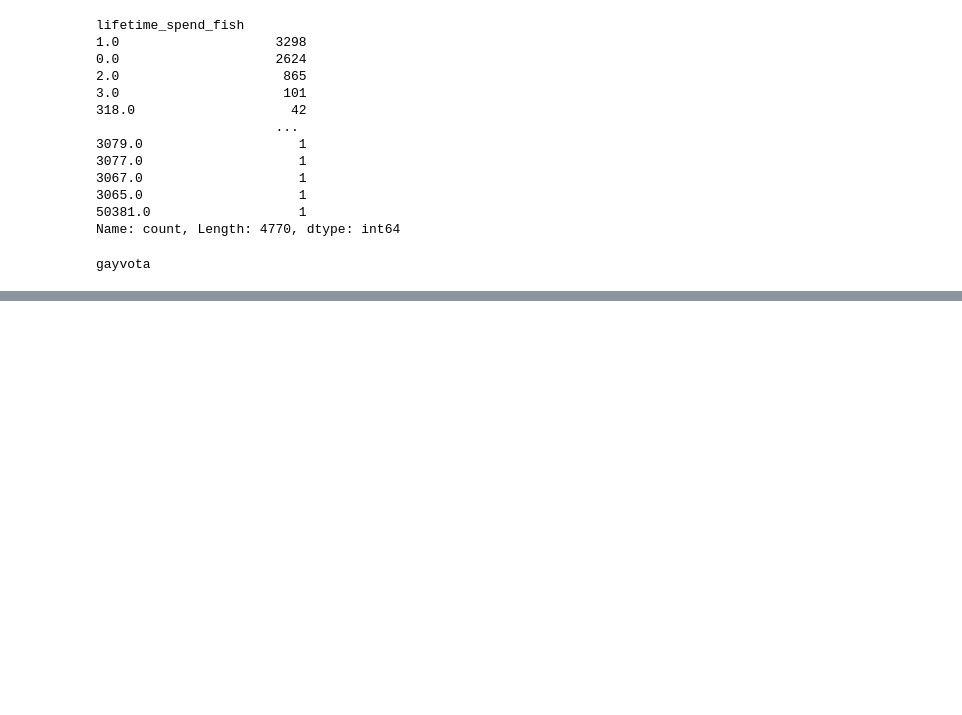
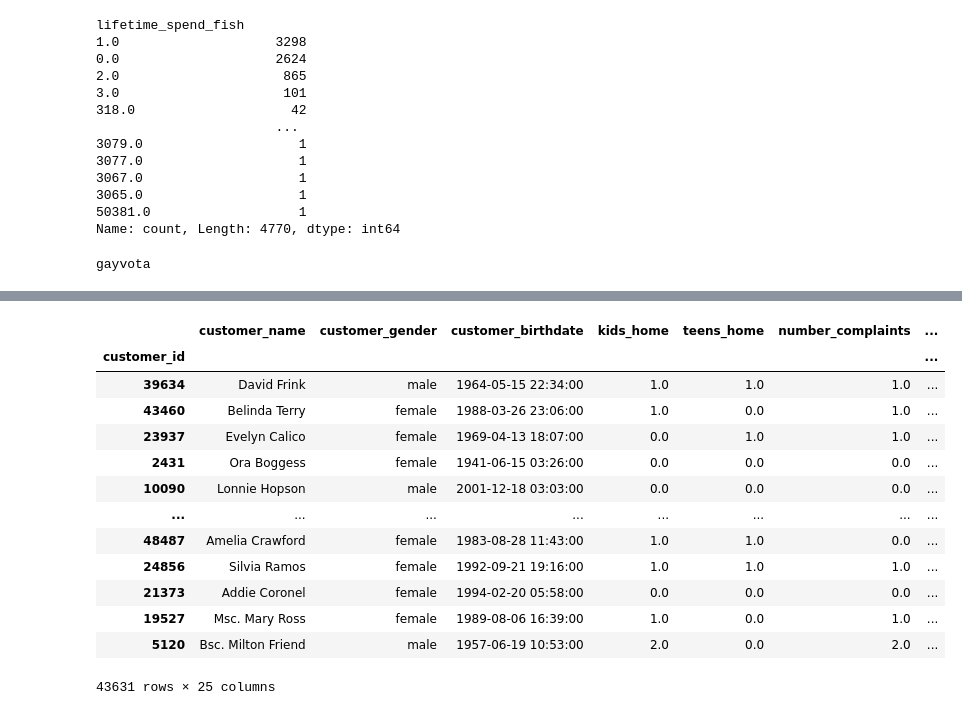
Before and after one commit to JoaoF7/Project-ML, a Jupyter notebook: Untitled-1.ipynb, the cells around one changed output, grey strips where cells are left out. Drawn from its saved outputs; the diff is of its cells as text; code cells hidden in the pictures; blank space fills up the shorter version.

```diff
--- a/Untitled-1.ipynb
+++ b/Untitled-1.ipynb
@@ -93,0 +114,18 @@ gayvota
+# %%
+customer_info['Age'] = (pd.to_datetime('2024-05-01') - customer_info['customer_birthdate']).dt.days // 365.25
+customer_info
+# %% [output]
+|  | customer_name | customer_gender | customer_birthdate | kids_home | teens_home | number_complaints | ... |
+| customer_id |  |  |  |  |  |  | ... |
+| 39634 | David Frink | male | 1964-05-15 22:34:00 | 1.0 | 1.0 | 1.0 | ... |
+| 43460 | Belinda Terry | female | 1988-03-26 23:06:00 | 1.0 | 0.0 | 1.0 | ... |
+| 23937 | Evelyn Calico | female | 1969-04-13 18:07:00 | 0.0 | 1.0 | 1.0 | ... |
+| 2431 | Ora Boggess | female | 1941-06-15 03:26:00 | 0.0 | 0.0 | 0.0 | ... |
+| 10090 | Lonnie Hopson | male | 2001-12-18 03:03:00 | 0.0 | 0.0 | 0.0 | ... |
+| ... | ... | ... | ... | ... | ... | ... | ... |
+| 48487 | Amelia Crawford | female | 1983-08-28 11:43:00 | 1.0 | 1.0 | 0.0 | ... |
+| 24856 | Silvia Ramos | female | 1992-09-21 19:16:00 | 1.0 | 1.0 | 1.0 | ... |
+| 21373 | Addie Coronel | female | 1994-02-20 05:58:00 | 0.0 | 0.0 | 0.0 | ... |
+| 19527 | Msc. Mary Ross | female | 1989-08-06 16:39:00 | 1.0 | 0.0 | 1.0 | ... |
+| 5120 | Bsc. Milton Friend | male | 1957-06-19 10:53:00 | 2.0 | 0.0 | 2.0 | ... |
+43631 rows × 25 columns
```
Also changed, not shown: parts of 7 cells of this notebook.
